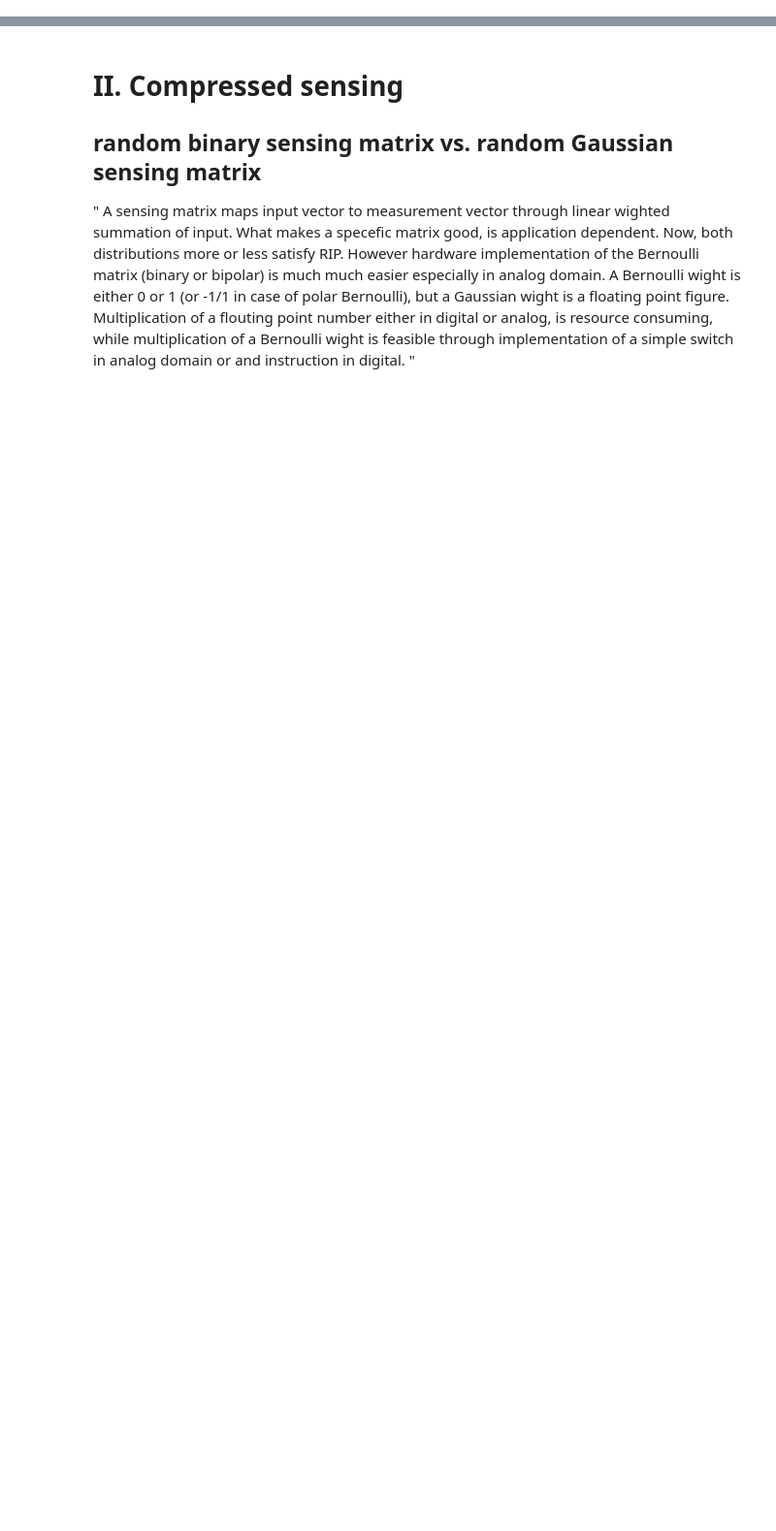
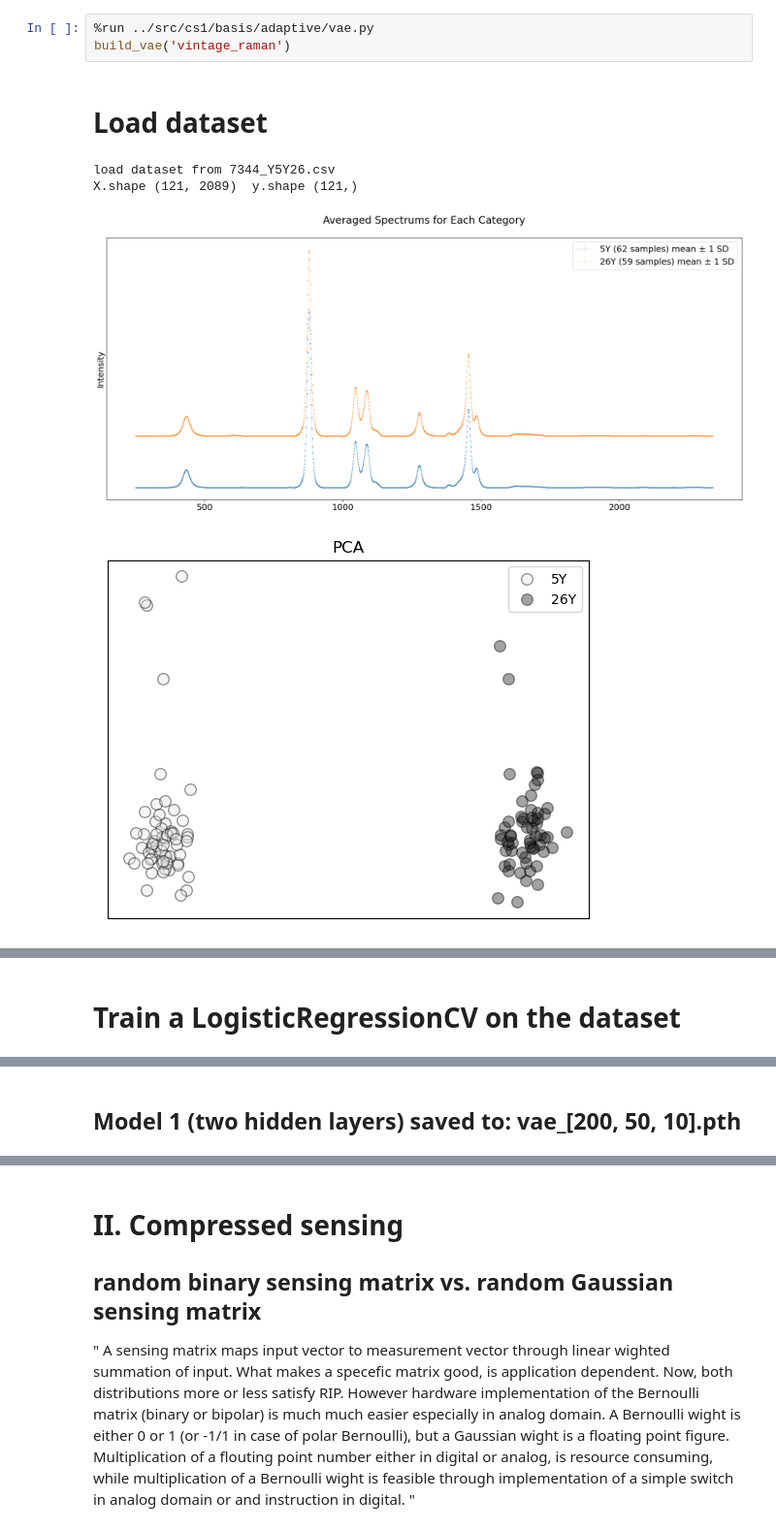
Before and after one commit to zhangys11/cs1, a Jupyter notebook: notebooks/Compressed Sensing - VAE - Vintage.ipynb, the cells around one changed output, grey strips where cells are left out. Shown at 97% size. Saved outputs shown, nothing was run; the diff lists cells and outputs as text; blank space fills up the shorter version.

```diff
--- a/notebooks/Compressed Sensing - VAE - Vintage.ipynb
+++ b/notebooks/Compressed Sensing - VAE - Vintage.ipynb
@@ -249,0 +28,9 @@ for x in scaler.inverse_transform( X[np.random.choice(range(len(y)), size=10, re
+# %%
+%run ../src/cs1/basis/adaptive/vae.py
+build_vae('vintage_raman')
+# %% [output]
+Load dataset
+load dataset from 7344_Y5Y26.csv
+X.shape (121, 2089)  y.shape (121,)
+[figure, added]
+[figure, added]
@@ -249,0 +51 @@ for x in scaler.inverse_transform( X[np.random.choice(range(len(y)), size=10, re
+Train a LogisticRegressionCV on the dataset
@@ -249,0 +69 @@ for x in scaler.inverse_transform( X[np.random.choice(range(len(y)), size=10, re
+Model 1 (two hidden layers) saved to: vae_[200, 50, 10].pth
```
Also changed, not shown: parts of 55 cells of this notebook, 7 other files.
